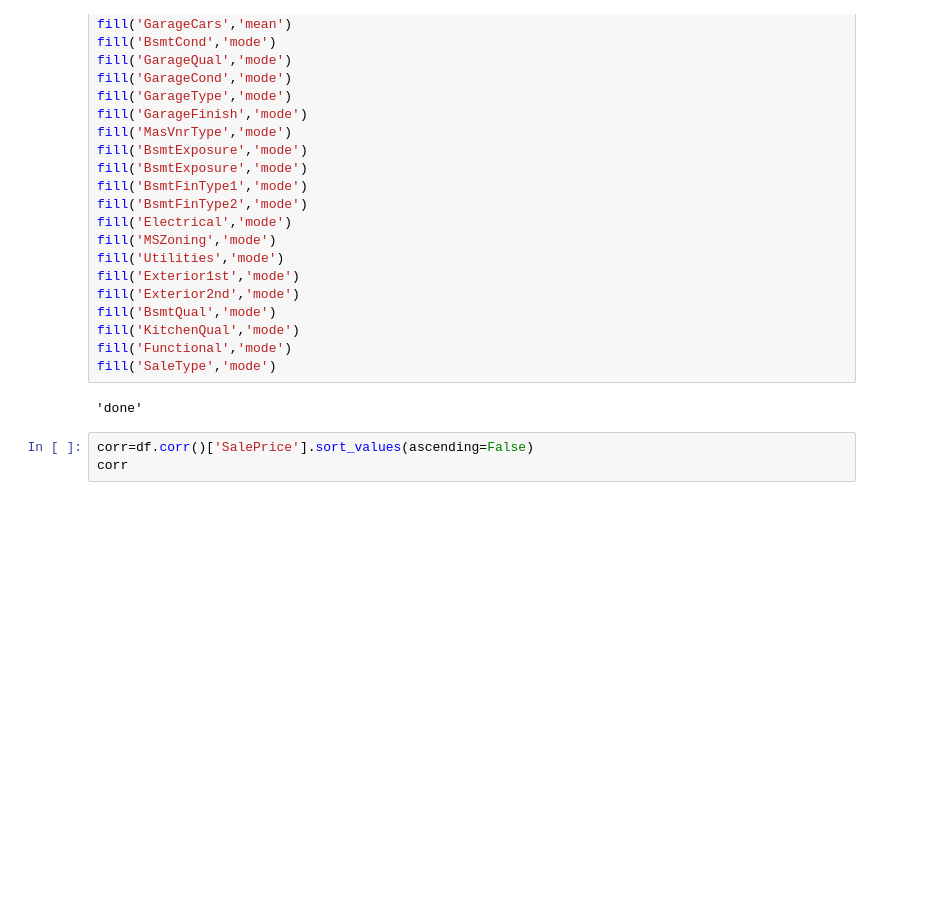
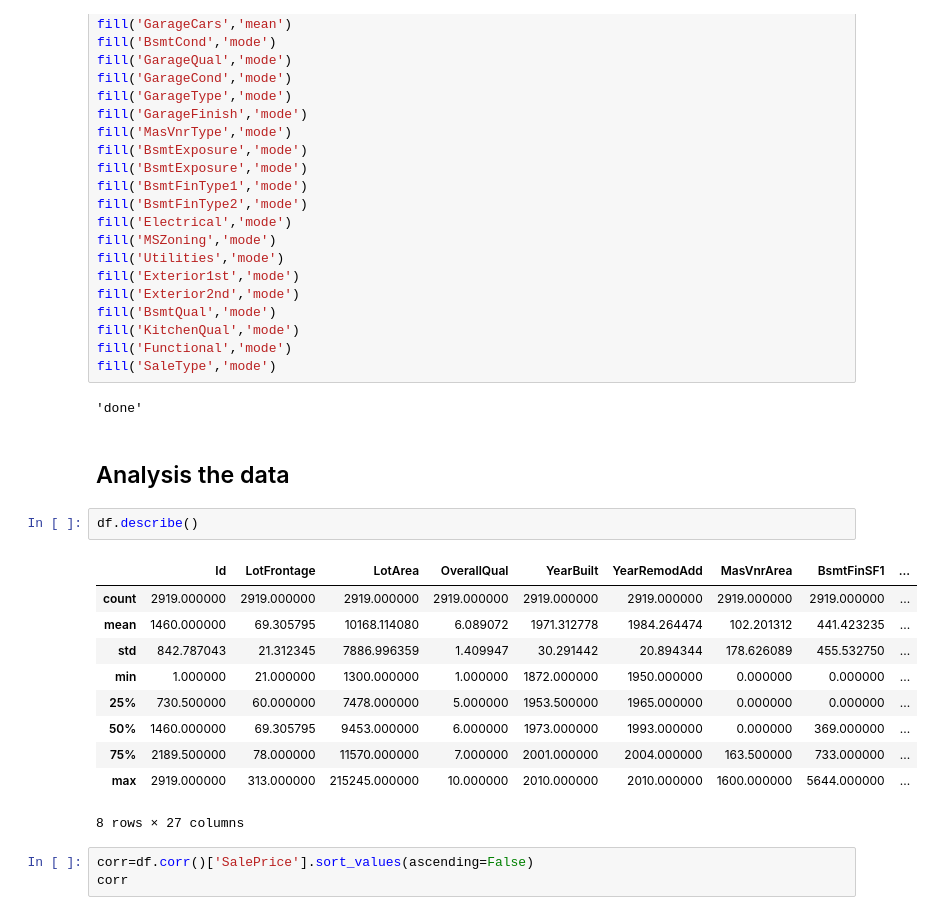
Before and after one commit to RefaatBatal/Houses-prices-prediction, a Jupyter notebook: house-prices-advanced-regression-techniques.ipynb, the cells around one changed output. Cells and saved outputs as stored; diff of their text form; blank space fills up the shorter version.

```diff
--- a/house-prices-advanced-regression-techniques.ipynb
+++ b/house-prices-advanced-regression-techniques.ipynb
@@ -230,6 +230,21 @@ fill('Functional','mode')
 fill('SaleType','mode')
 # %% [output]
 'done'
+# %% [markdown]
+## Analysis the data
+# %%
+df.describe()
+# %% [output]
+|  | Id | LotFrontage | LotArea | OverallQual | YearBuilt | YearRemodAdd | MasVnrArea | BsmtFinSF1 | ... |
+| count | 2919.000000 | 2919.000000 | 2919.000000 | 2919.000000 | 2919.000000 | 2919.000000 | 2919.000000 | 2919.000000 | ... |
+| mean | 1460.000000 | 69.305795 | 10168.114080 | 6.089072 | 1971.312778 | 1984.264474 | 102.201312 | 441.423235 | ... |
+| std | 842.787043 | 21.312345 | 7886.996359 | 1.409947 | 30.291442 | 20.894344 | 178.626089 | 455.532750 | ... |
+| min | 1.000000 | 21.000000 | 1300.000000 | 1.000000 | 1872.000000 | 1950.000000 | 0.000000 | 0.000000 | ... |
+| 25% | 730.500000 | 60.000000 | 7478.000000 | 5.000000 | 1953.500000 | 1965.000000 | 0.000000 | 0.000000 | ... |
+| 50% | 1460.000000 | 69.305795 | 9453.000000 | 6.000000 | 1973.000000 | 1993.000000 | 0.000000 | 369.000000 | ... |
+| 75% | 2189.500000 | 78.000000 | 11570.000000 | 7.000000 | 2001.000000 | 2004.000000 | 163.500000 | 733.000000 | ... |
+| max | 2919.000000 | 313.000000 | 215245.000000 | 10.000000 | 2010.000000 | 2010.000000 | 1600.000000 | 5644.000000 | ... |
+8 rows × 27 columns
 # %%
 corr=df.corr()['SalePrice'].sort_values(ascending=False)
 corr
```
Also changed, not shown: parts of 3 cells of this notebook.
